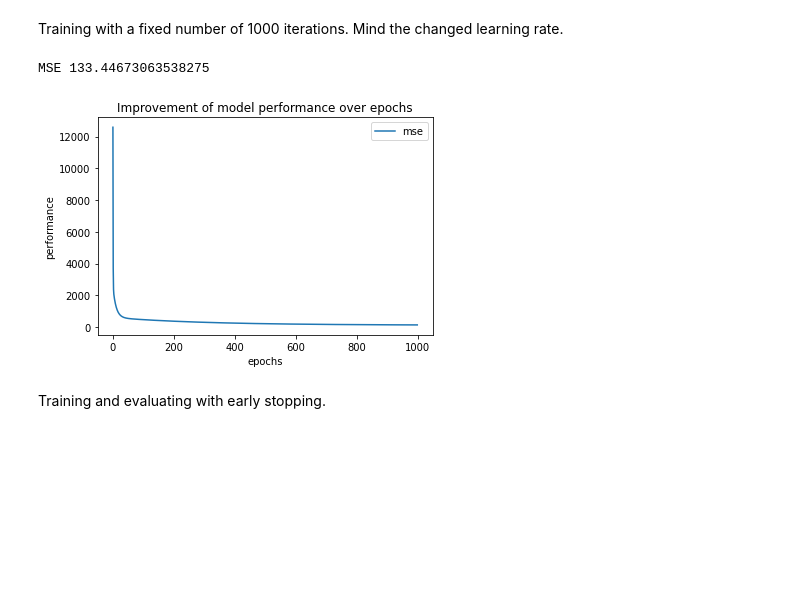
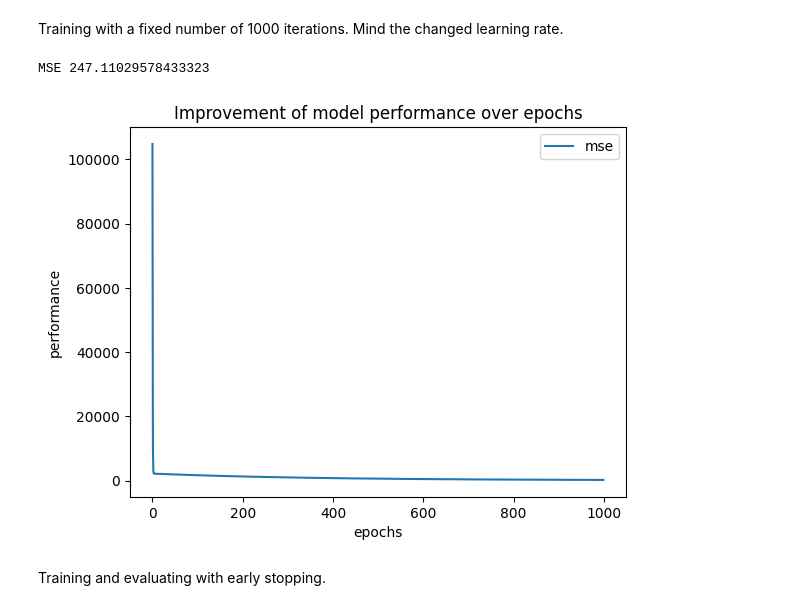
Before and after one commit to WelfLowe/ML4developers, a Jupyter notebook: 6_Neural_Networks.ipynb, the cells around one changed output. Saved outputs shown, nothing was run; the diff lists cells and outputs as text; code cells hidden in the pictures; blank space fills up the shorter version.

Commit message:
Updated regression data set and code accordingly

```diff
--- a/6_Neural_Networks.ipynb
+++ b/6_Neural_Networks.ipynb
@@ -317,0 +304,8 @@ print(X.shape,y.shape)
+# %%
+housing_data = fetch_california_housing()
+df = pd.DataFrame(housing_data.data, columns=housing_data.feature_names)
+X = df.to_numpy()
+y = housing_data.target
+
+print(df.columns)
+print(X.shape,y.shape)
@@ -317,0 +317,5 @@ print(X.shape,y.shape)
+# %%
+X_train, X_test, y_train, y_test = train_test_split(X, y, test_size=0.8, random_state=42)
+X=X_train
+y=y_train
+print(X.shape,y.shape)
@@ -396,7 +402,7 @@ class Regressor(object):
       self.history.append(mse)
 
 
-  def train_early_stopping(self, X_train, y_train, X_val, y_val, learning_rate=1e-4, reg=0.5, early_stopping_rounds=200):
+  def train_early_stopping(self, X_train, y_train, X_val, y_val, learning_rate=1e-4, reg=0.5, early_stopping_rounds=10):
     # Get useful parameters_train
     n_features = X_train.shape[1]
     n_samples = X_train.shape[0]
@@ -454,13 +460,13 @@ Training with a fixed number of 1000 iterations. Mind the changed learning rate.
 # %%
 np.random.seed(42) # for reproducible results
 
 regressor = Regressor()
-regressor.train( X, y, learning_rate=1e-6, reg=0.1, num_iters=1000)
+regressor.train( X, y, learning_rate=1e-7, reg=0.5, num_iters=1000)
 print('MSE', regressor.eval(X, y))
 plot_history(regressor.history, 'mse')
 # %% [output]
-MSE 133.44673063538275
+MSE 247.11029578433323
-[figure, old version]
+[figure, new version]
 # %% [markdown]
 Training and evaluating with early stopping.
 # %%
```
Also changed, not shown: parts of 26 cells of this notebook.
